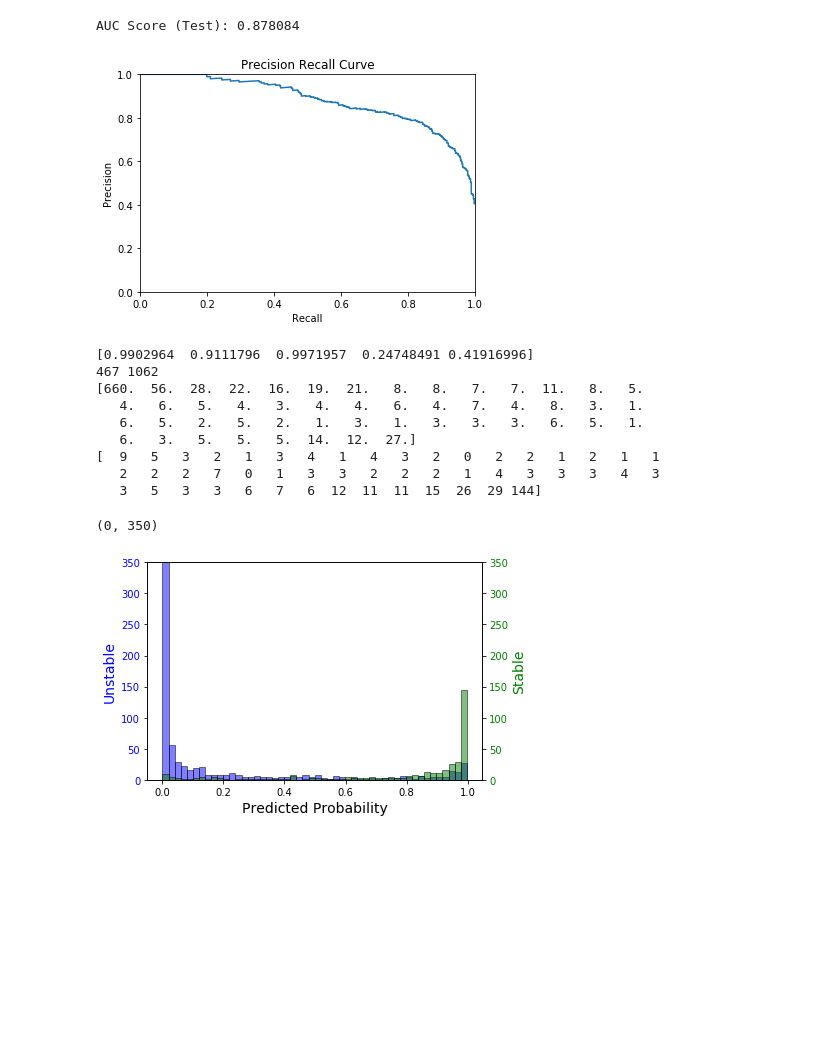
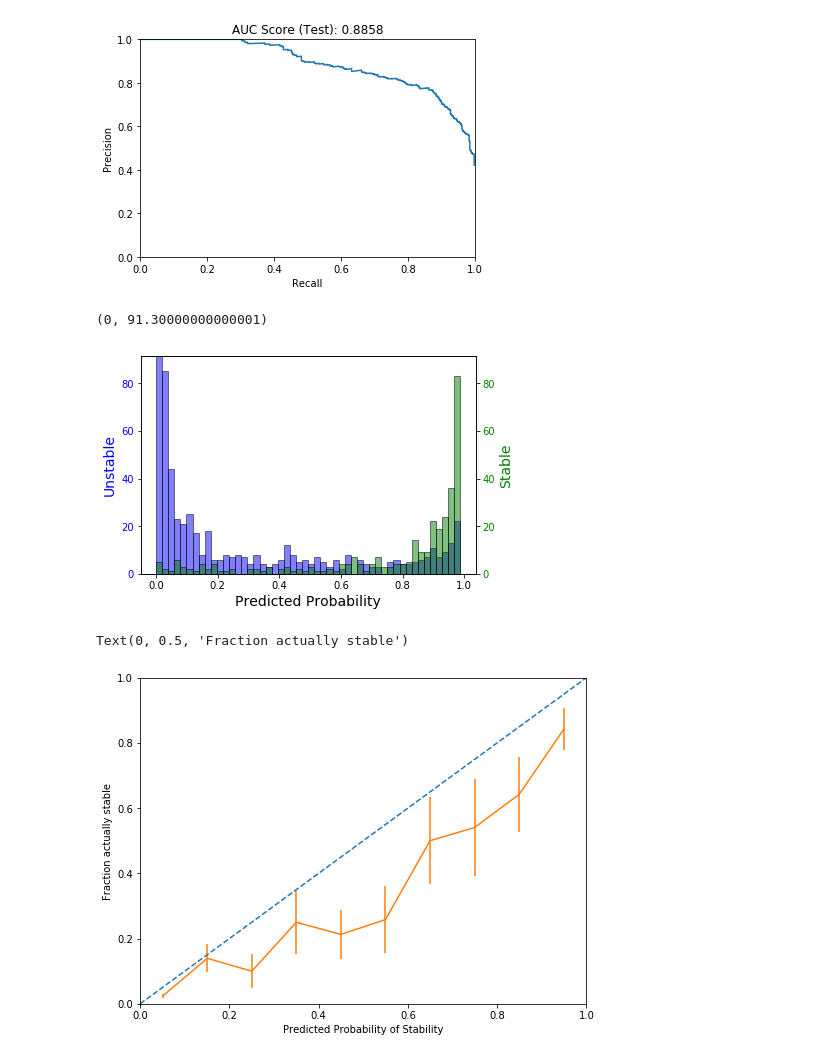
Before and after one commit to dtamayo/MLstability, a Jupyter notebook: train_models/train_ressummaryfeaturesxgb_resonant.ipynb, the cells around one changed output. Drawn from its saved outputs; the diff is of its cells as text; code cells hidden in the pictures; blank space fills up the shorter version.

Commit message:
training updates

```diff
--- a/train_models/train_ressummaryfeaturesxgb_resonant.ipynb
+++ b/train_models/train_ressummaryfeaturesxgb_resonant.ipynb
@@ -16,6 +21,5 @@ from xgboost.sklearn import XGBClassifier
 # %%
 datapath = '/mnt/ssd/workspace/stability/MLstability/training_data/'
 dset = 'resonant/'
-features = 'ressummaryfeaturesxgbNorbits10000.0Nout1000/'
-dataset = pd.read_csv(datapath+dset+features+'trainingdata.csv', index_col = 0)
-print(dataset.columns.values)
+featurefolder = 'ressummaryfeaturesxgbNorbits10000.0Nout1000/'
+features = None
@@ -63,5 +25,0 @@ nulllabels.sum()
-# %%
-features = dataset.columns.values
-y = labels[(labels['instability_time'] > 1.e4) & (dataset['hasnull'] == 0)]['Stable']
-X = dataset[(labels['instability_time'] > 1.e4) & (dataset['hasnull'] == 0)][features]
-X.head()
@@ -93,3 +26,6 @@ from hyperopt import hp, fmin, tpe, STATUS_OK, Trials
+# %%
+trainingdatafolder = datapath+dset+featurefolder
+trainX, trainY, testX, testY = train_test_split(trainingdatafolder, features)
 # %%
 space ={
         'max_depth': hp.randint('x_max_depth',  20),
@@ -214,18 +135,10 @@ print(score)
 # %%
-#try testing on the holdout set with these parameters
-from sklearn.metrics import roc_auc_score
-
-
-best_xgbc = XGBClassifier(n_estimators=100, scale_pos_weight=best["x_pos_weight"],
+model = XGBClassifier(n_estimators=100, scale_pos_weight=best["x_pos_weight"],
                          learning_rate = best["x_learning_rate"],
                          max_depth = int(best["x_max_depth"]),
                          min_child_weight = best["x_min_child"],
                          subsample = best["x_subsample"],
                          colsample_bytree = best["x_tree_colsample"])
 
-best_xgbc.fit(trainX, trainY)
-preds = best_xgbc.predict_proba(testX)[:,1]
-auc_Score = roc_auc_score(testY,preds)
-print(auc_Score)
-print(metrics.average_precision_score(testY, preds))
+model.fit(trainX, trainY)
 # %% [output]
@@ -275,59 +188,52 @@ Threshold 0.9996795654296875, recall = 0.02569593147751606, precision = 1.0
 # %%
-#draw precison recall curve
-from sklearn import metrics
-from sklearn.metrics import precision_recall_curve
-precision, recall, thresholds = precision_recall_curve(testY, preds)
 fig, ax = plt.subplots()
 ax.plot(recall, precision)
 ax.set_xlim([0.0, 1.0])
 ax.set_ylim([0.0, 1.0])
 ax.set_xlabel('Recall')
 ax.set_ylabel('Precision')
-ax.set_title('Precision Recall Curve')
-print("AUC Score (Test): %f" % metrics.average_precision_score(testY, preds))
+ax.set_title("AUC Score (Test): {0:.4f}".format(pr_auc))
 plt.show()
 # %% [output]
-AUC Score (Test): 0.878084
-[figure, old version]
+[figure, new version]
 # %%
 # Histogram:
 bins = 50
-Stable=preds[np.where(testY==1)]
-print(Stable[:5][:])
-Unstable=preds[np.where(testY==0)]
-print(Stable.size, Unstable.size)
-
+Stable, Unstable = stable_unstable_hist(trainingdatafolder, model, features)
 
 fig, ax1 = plt.subplots()
 n, bins, pathces = ax1.hist(Unstable, bins, alpha=0.5, label='No', color='blue', edgecolor = "black")
-print(n)
+#print(n)
 ax1.set_xlabel('Predicted Probability', fontsize=14)
 ax1.set_ylabel('Unstable',  fontsize=14, color='blue')
 for tl in ax1.get_yticklabels():
     tl.set_color('blue')
 
 
 
 ax2 = ax1.twinx()
 n, bins , patches = ax2.hist(Stable, bins, alpha=0.5, label='Yes',color='green', edgecolor = "black")
-print(n.astype(int))
+#print(n.astype(int))
 ax2.set_ylabel('Stable', fontsize=14, color='green')
 for tl in ax2.get_yticklabels():
     tl.set_color('green')
 
 
 #ax1.set_ylim(ax2.get_ylim())
-ax1.set_ylim([0,350]) # goes up to ~4300
-ax2.set_ylim([0,350]) # goes up to ~2100
+ax1.set_ylim([0,1.1*n[-1]]) # goes up to ~4300
+ax2.set_ylim([0,1.1*n[-1]]) # goes up to ~2100
 # %% [output]
-[0.9902964  0.9111796  0.9971957  0.24748491 0.41916996]
-467 1062
-[660.  56.  28.  22.  16.  19.  21.   8.   8.   7.   7.  11.   8.   5.
-   4.   6.   5.   4.   3.   4.   4.   6.   4.   7.   4.   8.   3.   1.
-   6.   5.   2.   5.   2.   1.   3.   1.   3.   3.   3.   6.   5.   1.
-   6.   3.   5.   5.   5.  14.  12.  27.]
-[  9   5   3   2   1   3   4   1   4   3   2   0   2   2   1   2   1   1
-   2   2   2   7   0   1   3   3   2   2   2   1   4   3   3   3   4   3
-   3   5   3   3   6   7   6  12  11  11  15  26  29 144]
+(0, 91.30000000000001)
-(0, 350)
-[figure, old version]
+[figure, new version]
+# %%
+bincenters, fracstable, errorbars = calibration_plot(trainingdatafolder, model, features, bins=10)
+fig, ax = plt.subplots(figsize=(8,6))
+ax.plot(np.linspace(0,1,100), np.linspace(0,1,100), '--')
+ax.errorbar(bincenters, fracstable, errorbars)
+ax.set_xlim([0,1])
+ax.set_ylim([0,1])
+ax.set_xlabel('Predicted Probability of Stability')
+ax.set_ylabel('Fraction actually stable')
+# %% [output]
+Text(0, 0.5, 'Fraction actually stable')
+[figure, added]
```
Also changed, not shown: parts of 22 cells of this notebook, 11 other files.
